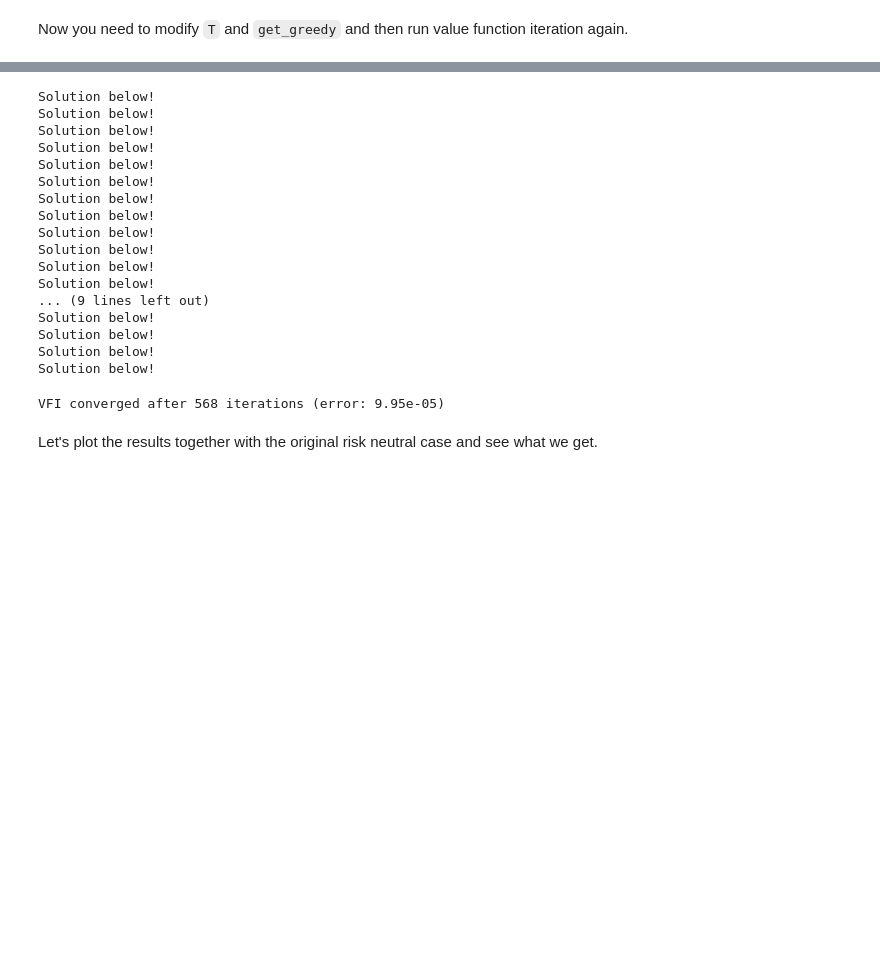
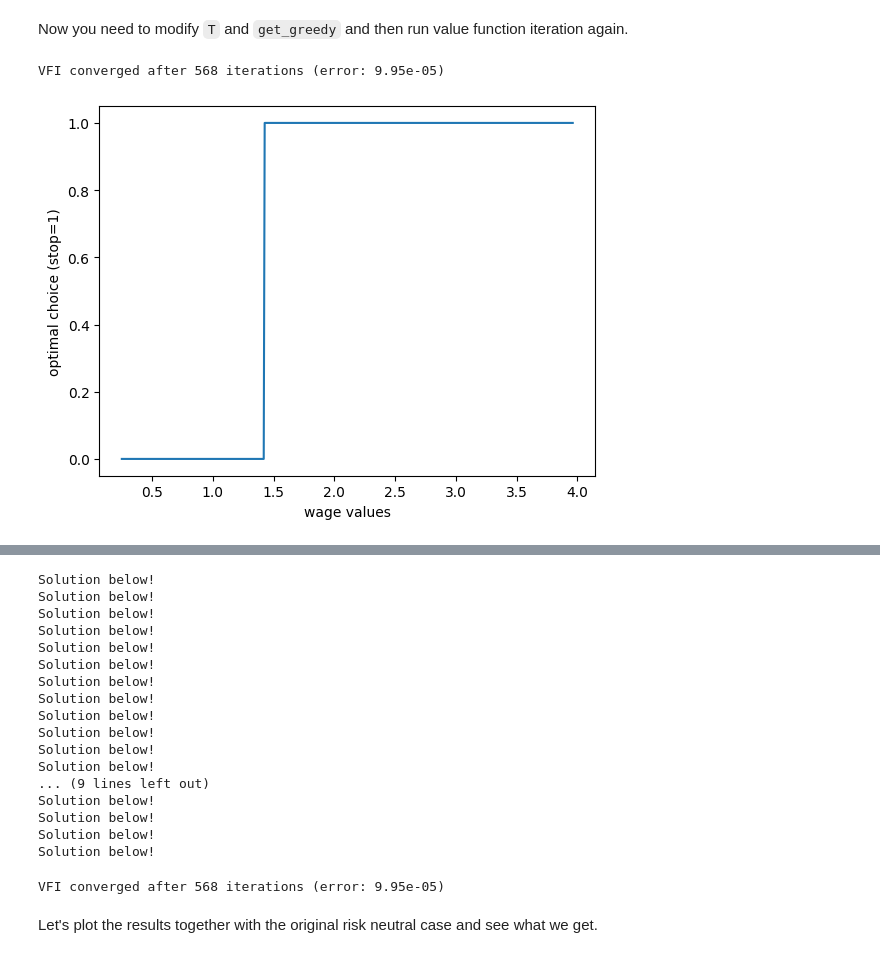
Before and after one commit to antunesaa/bank_of_portugal_2025, a Jupyter notebook: wednesday/4_job_search.ipynb, the cells around one changed output, grey strips where cells are left out. Cells and saved outputs as stored; diff of their text form; code cells hidden in the pictures; blank space fills up the shorter version.

```diff
--- a/wednesday/4_job_search.ipynb
+++ b/wednesday/4_job_search.ipynb
@@ -336,0 +335,80 @@ Now you need to modify `T` and `get_greedy` and then run value function iteratio
+# %%
+# Put your code here
+
+def T(v: np.ndarray, model: Model) -> np.ndarray:
+    """
+    The Bellman operator Tv = max{e, c + β P v} with
+
+        e(w) = w / (1-β) and (P exp(theta * v)(w) = E_w[ v(W')]
+
+    """
+    n, w_vals, P, β, c, theta = model
+    h = c + β / theta * np.log(P @ np.exp(theta * v))
+    e = w_vals / (1 - β)
+
+    return np.maximum(e, h)
+
+
+def get_greedy(v: np.ndarray, model: Model) -> np.ndarray:
+    "Get a v-greedy policy."
+    n, w_vals, P, β, c, theta = model
+    e = w_vals / (1 - β)
+    h = c + β / theta * np.log(P @ np.exp(theta * v))
+    σ = np.where(e >= h, 1, 0)
+    return σ
+
+
+def vfi(
+        model: Model,
+        max_iter: int = 10_000,
+        tol: float = 1e-4,
+        verbose: bool = False
+    ):
+    """
+    Solve the infinite-horizon Markov job search model by VFI.
+
+    """
+    v = np.zeros_like(model.w_vals)  # Initial condition
+
+    for i in range(max_iter):
+        new_v = T(v, model)
+        error = np.max(np.abs(new_v - v))
+
+        if error < tol:
+            if verbose:
+                print(f"VFI converged after {i+1} iterations (error: {error:.2e})")
+            break
+        v = new_v
+    else:
+        print(f"VFI hit max iterations ({max_iter}) with error {error:.2e}")
+
+    return new_v, get_greedy(new_v, model)
+
+
+model = create_risk_sensitive_js_model()
+n, w_vals, P, β, c, theta = model
+
+v_star, σ_star = vfi(model, verbose=True)
+
+fig, ax = plt.subplots()
+ax.plot(w_vals, σ_star)
+ax.set_xlabel("wage values")
+ax.set_ylabel("optimal choice (stop=1)")
+plt.show()
+
+
+stop_indices = np.where(σ_star == 1)[0]
+stop_indices
+
+res_wage_index = min(stop_indices)
+res_wage = w_vals[res_wage_index]
+
+fig, ax = plt.subplots()
+ax.plot(w_vals, v_star, alpha=0.8, label="value function")
+ax.vlines((res_wage,), 150, 400, 'k', ls='--', label="reservation wage")
+ax.legend(frameon=False, fontsize=12, loc="lower right")
+ax.set_xlabel("$w$", fontsize=12)
+plt.show()
+# %% [output]
+VFI converged after 568 iterations (error: 9.95e-05)
+[figure, added]
```
Also changed, not shown: parts of 11 cells of this notebook.
